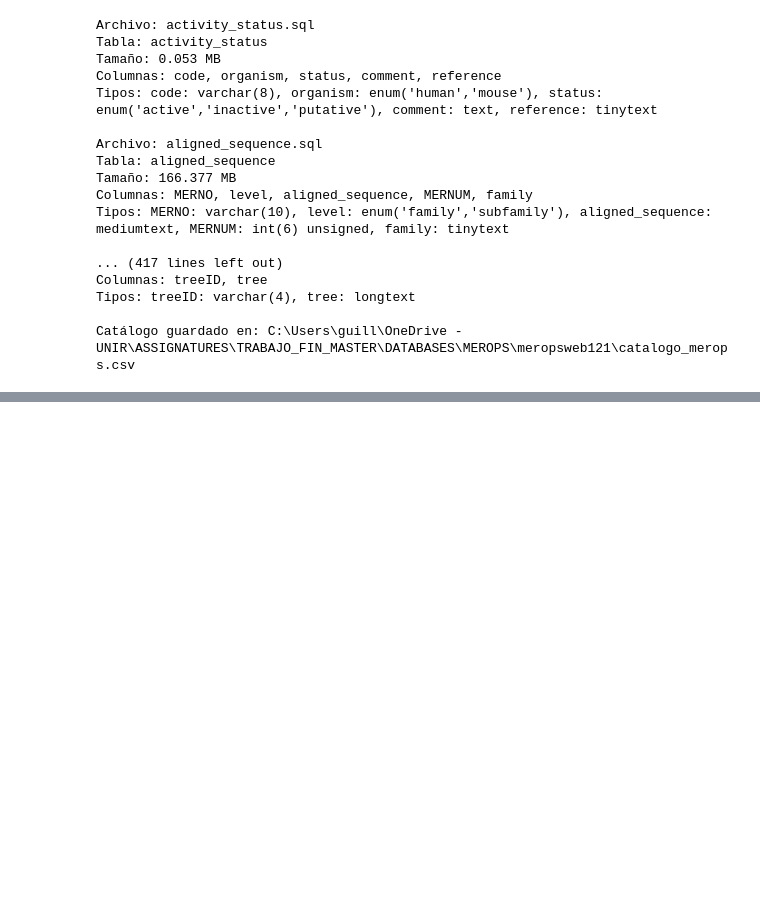
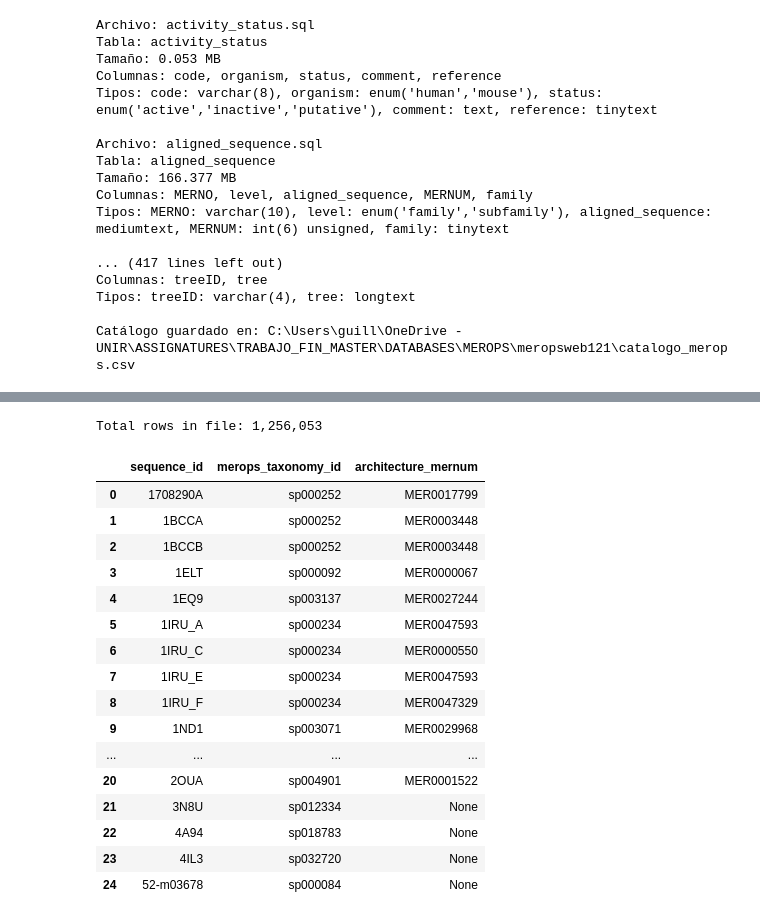
Before and after one commit to guillemares/TRABAJO_FIN_MASTER, a Jupyter notebook: DATABASES/SCRIPTS/treat_databases.ipynb, the cells around one changed output, grey strips where cells are left out. Drawn from its saved outputs; the diff is of its cells as text; code cells hidden in the pictures; blank space fills up the shorter version.

```diff
--- a/DATABASES/SCRIPTS/treat_databases.ipynb
+++ b/DATABASES/SCRIPTS/treat_databases.ipynb
@@ -256,3 +393,41 @@ Tablas que contiene información relevante:
         · contiene información sobre el estado de actividad de las peptidasas.
         · eliminar aquellas con status: inactive
 """
+# %%
+## Reading the sequence parquet file
+# Grab just the first 15 rows
+parquet_file = pq.ParquetFile("../MEROPS/tables/sequence.parquet")
+
+first_batch = next(parquet_file.iter_batches(batch_size=25))
+df_head = first_batch.to_pandas()
+
+print(
+    f"Total rows in file: {parquet_file.metadata.num_rows:,}"
+)
+df_head.loc[
+    # columns of interest: sequence_id, merops_taxonomy_id
+    :25, ["sequence_id", "merops_taxonomy_id", "architecture_mernum"]
+]
+
+# # Load first 100 rows but only columns: merops_taxonomy_id
+# df_filtered = pd.read_parquet("../MEROPS/tables/sequence.parquet", columns=["merops_taxonomy_id", "sequence_id"], engine="pyarrow")
+# df_filtered.head(100)
+# %% [output]
+Total rows in file: 1,256,053
+|  | sequence_id | merops_taxonomy_id | architecture_mernum |
+| 0 | 1708290A | sp000252 | MER0017799 |
+| 1 | 1BCCA | sp000252 | MER0003448 |
+| 2 | 1BCCB | sp000252 | MER0003448 |
+| 3 | 1ELT | sp000092 | MER0000067 |
+| 4 | 1EQ9 | sp003137 | MER0027244 |
+| 5 | 1IRU_A | sp000234 | MER0047593 |
+| 6 | 1IRU_C | sp000234 | MER0000550 |
+| 7 | 1IRU_E | sp000234 | MER0047593 |
+| 8 | 1IRU_F | sp000234 | MER0047329 |
+| 9 | 1ND1 | sp003071 | MER0029968 |
+| ... | ... | ... | ... |
+| 20 | 2OUA | sp004901 | MER0001522 |
+| 21 | 3N8U | sp012334 | None |
+| 22 | 4A94 | sp018783 | None |
+| 23 | 4IL3 | sp032720 | None |
+| 24 | 52-m03678 | sp000084 | None |
```
Also changed, not shown: parts of 6 cells of this notebook, 2 other files.
